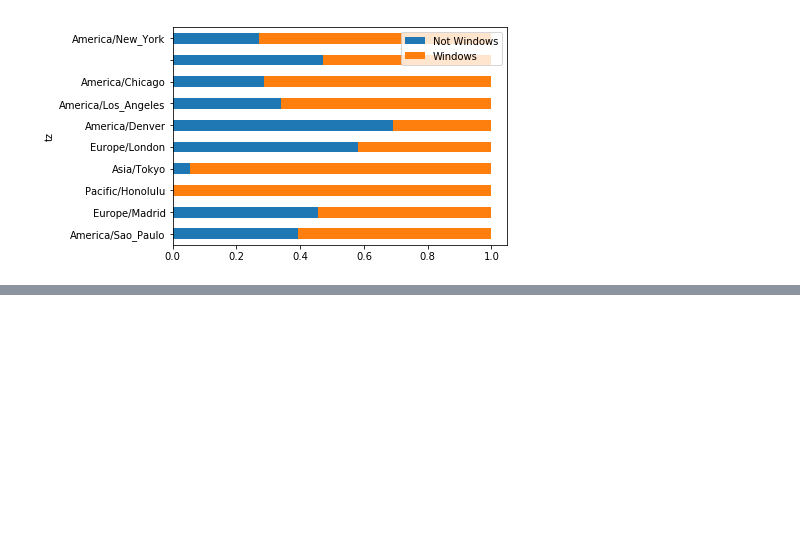
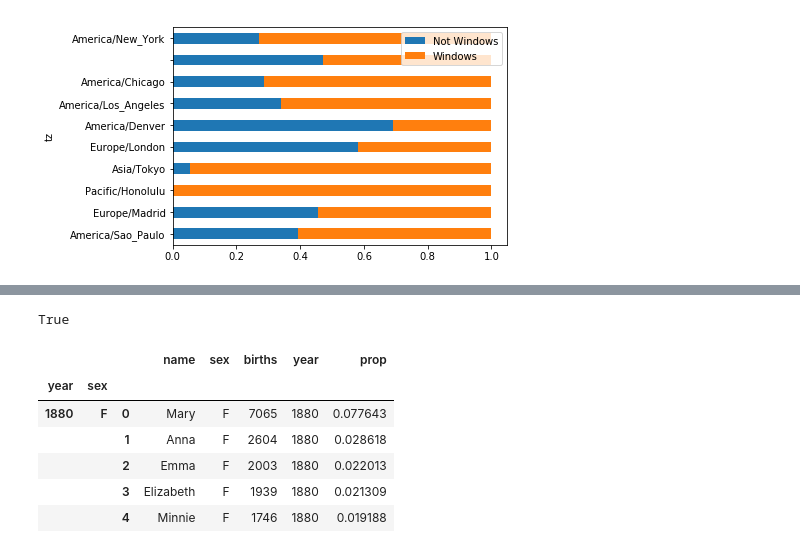
Before and after one commit to hugolu/learn-python, a Jupyter notebook: python-for-data-analysis/ch02-introductory-examples.ipynb, the cells around one changed output, grey strips where cells are left out. Cells and saved outputs as stored; diff of their text form; code cells hidden in the pictures; blank space fills up the shorter version.

```diff
--- a/python-for-data-analysis/ch02-introductory-examples.ipynb
+++ b/python-for-data-analysis/ch02-introductory-examples.ipynb
@@ -318,0 +561,18 @@ normed_subset.plot(kind='barh', stacked=True)
+# %%
+# 有效统计年度
+years = range(1880, 2011)
+
+pieces = []
+columns = ['name', 'sex', 'births']
+
+for year in years:
+    path = 'ch02/names/yob%d.txt' % year
+    frame = pd.read_csv(path, names=columns)
+
+    frame['year'] = year
+    pieces.append(frame)
+
+# 将所有数据整合到单个 DataFrame
+names = pd.concat(pieces, ignore_index=True)
+
+len(names)
@@ -318,0 +598,10 @@ normed_subset.plot(kind='barh', stacked=True)
+# %%
+# 计算指定名字的婴儿相对于总出生的比例
+def add_prop(group):
+    births = group.births.astype(float)
+
+    group['prop'] = births / births.sum()
+    return group
+
+# 先按照year和sex分组，再将新列加到各组上
+names = names.groupby(['year', 'sex']).apply(add_prop)
@@ -318,0 +617,22 @@ normed_subset.plot(kind='barh', stacked=True)
+# %%
+# 有效性检查：验证所有分组的prop总和为1
+# 因为使用浮点数，所以使用 np.allclose 检查分组综合是否足够接近 1
+np.allclose(names.groupby(['year', 'sex']).prop.sum(), 1)
+# %% [output]
+True
+# %%
+# 每对 sex/year 组合的前 1000 个名字
+def get_top1000(group):
+    return group.sort_values(by='births', ascending=False)[:1000]
+
+grouped = names.groupby(['year', 'sex'])
+top1000 = grouped.apply(get_top1000)
+top1000.head()
+# %% [output]
+|  |  |  | name | sex | births | year | prop |
+| year | sex |  |  |  |  |  |  |
+| 1880 | F | 0 | Mary | F | 7065 | 1880 | 0.077643 |
+|  |  | 1 | Anna | F | 2604 | 1880 | 0.028618 |
+|  |  | 2 | Emma | F | 2003 | 1880 | 0.022013 |
+|  |  | 3 | Elizabeth | F | 1939 | 1880 | 0.021309 |
+|  |  | 4 | Minnie | F | 1746 | 1880 | 0.019188 |
```
Also changed, not shown: parts of 32 cells of this notebook.
